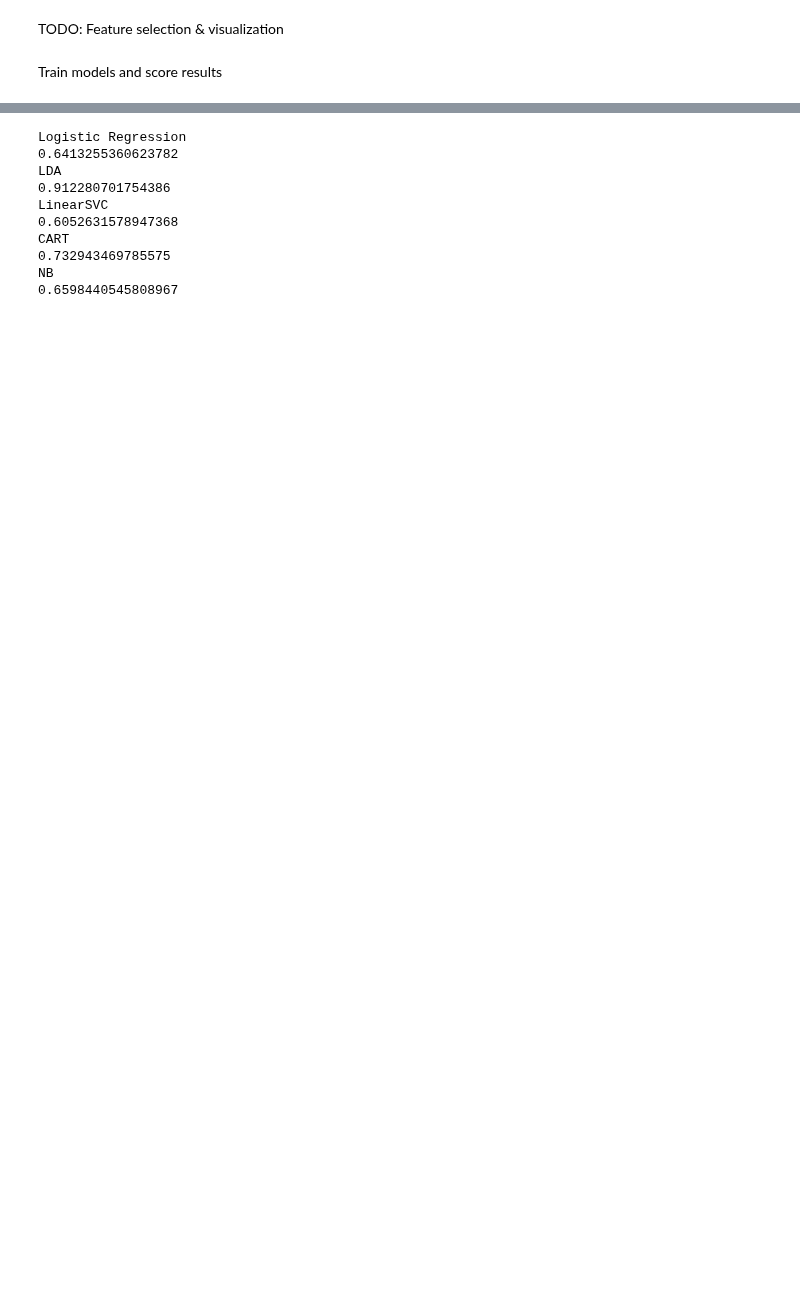
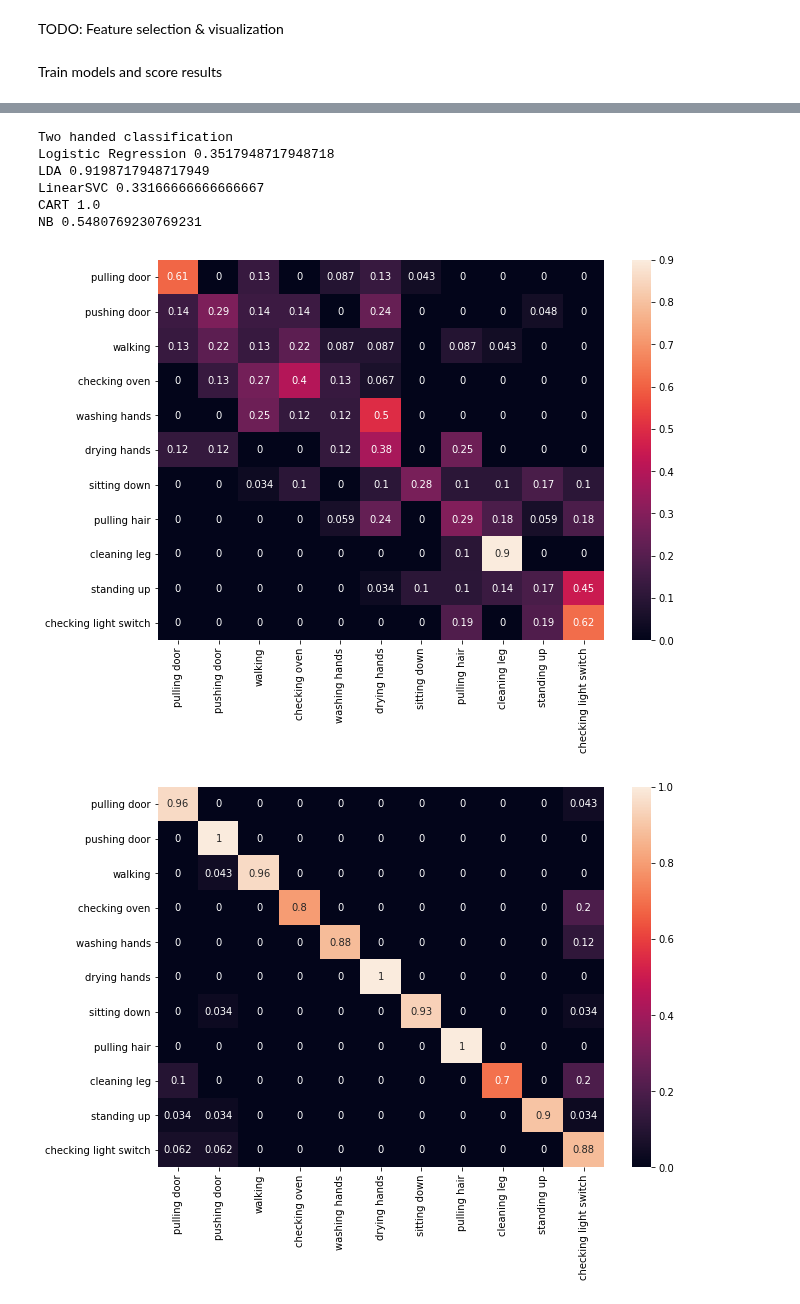
Before and after one commit to mp-mental-health-2020/mp-mental-health-2020, a Jupyter notebook: src/experiments/Supervised Classification.ipynb, the cells around one changed output, grey strips where cells are left out. Saved outputs shown, nothing was run; the diff lists cells and outputs as text; code cells hidden in the pictures; blank space fills up the shorter version.

Commit message:
add annotation tsv files & confusion matrix

```diff
--- a/src/experiments/Supervised Classification.ipynb
+++ b/src/experiments/Supervised Classification.ipynb
@@ -21,11 +37,3 @@ Load up annotations
-# %%
-y = pd.read_csv("../../data/phyphox/short recordings/Juan/annotations.tsv", delimiter="\t", header=None)
-y = y.iloc[:, [3,5,8]]
-y.columns = ["start", "end", "label"]
-# iterate over the annotations and split the timeseries in chunks
-chunks = {}
-for key, df in data_frames.items():
-    chunks[key] = [df.iloc[int(annotation["start"]*sample_rate):int(annotation["end"]*sample_rate)] for i, annotation in y.iterrows()]
 # %% [markdown]
 Preprocess data
 # %%
@@ -64,7 +96,9 @@ Feature extraction
 
 labels = y.loc[:, "label"].squeeze()
 from features._timeseries_feature_extraction import extract_timeseries_features
-features = extract_timeseries_features(chunks_concat_right)
+features_two_handed = extract_timeseries_features(pd.concat(chunks_two_handed).reset_index(drop=True))
 # %%
-features.replace([np.inf, -np.inf], np.nan, inplace=True)
-features.dropna(inplace=True, axis=1)
+
+features_two_handed.replace([np.inf, -np.inf], np.nan, inplace=True)
+features_two_handed.dropna(inplace=True, axis=1)
+features_two_handed
@@ -97,28 +139,46 @@ Train models and score results
 # %%
 from sklearn.preprocessing import StandardScaler
 from sklearn.linear_model import LogisticRegression
 from sklearn.tree import DecisionTreeClassifier
 from sklearn.discriminant_analysis import LinearDiscriminantAnalysis
 from sklearn.naive_bayes import GaussianNB
 from sklearn.svm import LinearSVC
-from sklearn.model_selection import cross_val_score
+from sklearn.model_selection import cross_val_score, cross_val_predict
+from sklearn.metrics import confusion_matrix
+import seaborn as sn
+import matplotlib.pyplot as plt
 
 models = [('Logistic Regression', LogisticRegression(solver='liblinear', multi_class='ovr')), ('LDA', LinearDiscriminantAnalysis()), ('LinearSVC', LinearSVC()), ('CART', DecisionTreeClassifier()), ('NB', GaussianNB())]
 
-scaler = StandardScaler()
-X_scaled = scaler.fit_transform(features)
-for name, model in models:
-    print(name)
-    scores = cross_val_score(model, X_scaled, labels, cv=3)
-    print(scores.mean())
+
+def classify_all(X, y):
+    scaler = StandardScaler()
+    X_scaled = scaler.fit_transform(X)
+    for name, model in models:
+        scores = cross_val_score(model, X_scaled, y, cv=5)
+        print(name, scores.mean())
+
+        # confusion matrix
+        y_pred = cross_val_predict(model, X_scaled, y, cv=5)
+        conf_mat = confusion_matrix(y, y_pred)
+        #print(conf_mat)
+        df_cm = pd.DataFrame(conf_mat, index = label_ids.keys(),
+                  columns = label_ids.keys())
+        df_cm["sum"] = df_cm.sum(axis=1)
+        df_cm = df_cm.loc[:,label_ids.keys()].div(df_cm["sum"], axis=0)
+        plt.figure(figsize = (10,7))
+        sn.heatmap(df_cm, annot=True)
+        plt.show()
+
+
+print("Two handed classification")
+classify_all(features_two_handed, labels)
 # %% [output]
-Logistic Regression
-0.6413255360623782
-LDA
-0.912280701754386
-LinearSVC
-0.6052631578947368
-CART
-0.732943469785575
-NB
-0.6598440545808967
+Two handed classification
+Logistic Regression 0.3517948717948718
+LDA 0.9198717948717949
+LinearSVC 0.33166666666666667
+CART 1.0
+NB 0.5480769230769231
+[figure, added]
+[figure, added]
```
Also changed, not shown: parts of 12 cells of this notebook, 13 other files.
